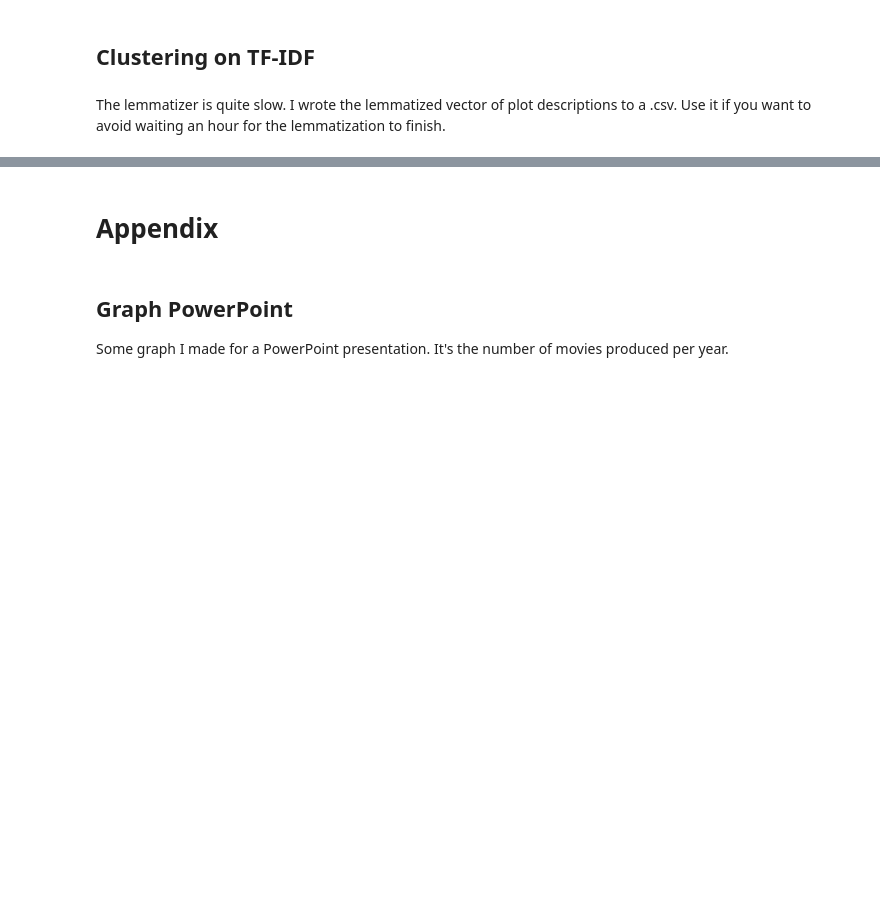
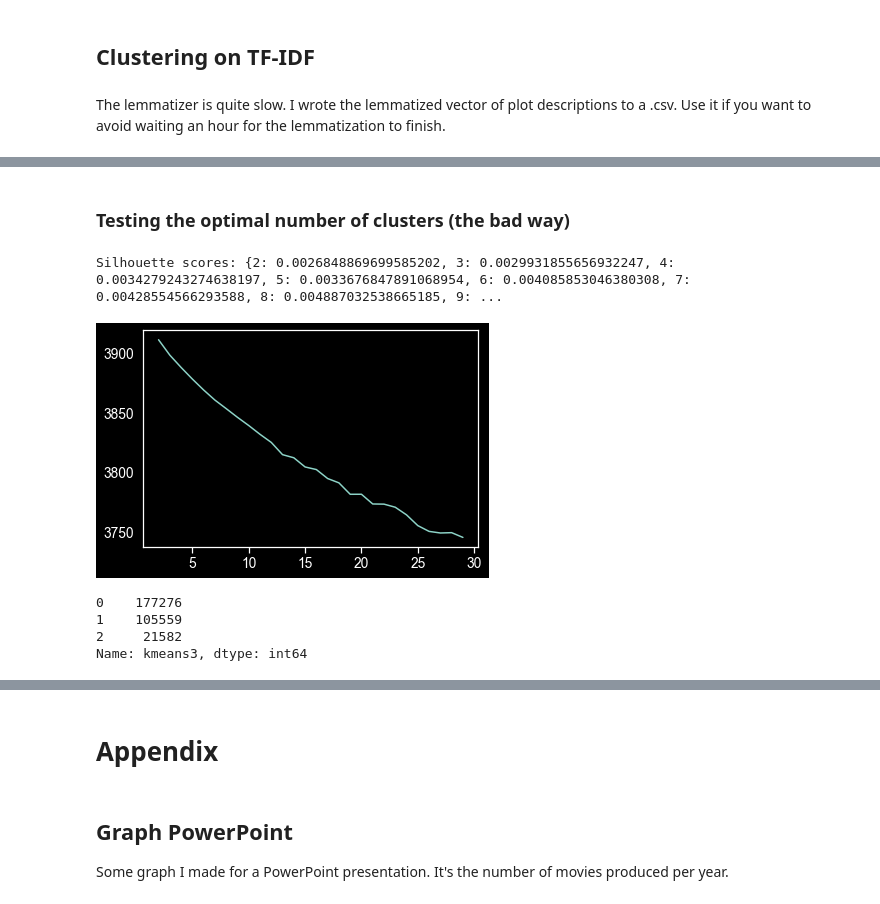
Before and after one commit to Dscronias/yet-another-imdb-project, a Jupyter notebook: Analysis.ipynb, the cells around one changed output, grey strips where cells are left out. Cells and saved outputs as stored; diff of their text form; code cells hidden in the pictures; blank space fills up the shorter version.

```diff
--- a/Analysis.ipynb
+++ b/Analysis.ipynb
@@ -963,0 +1029,25 @@ df_desc.loc[:,["tconst", "plot"]].rename(columns={"plot":"plot_lemmatized"}).to_
+# %% [markdown]
+### Testing the optimal number of clusters (the bad way)
+# %%
+# https://scikit-learn.org/stable/auto_examples/text/plot_document_clustering.html
+# https://stats.stackexchange.com/questions/199501/user-segmentation-by-clustering-with-sparse-data
+# Apparently, I should reduce the dimensionality of the dataset using truncated SVD. It apparently works well with sparse matrices.
+# https://scikit-learn.org/stable/modules/generated/sklearn.decomposition.TruncatedSVD.html
+
+TFIDF = TfidfVectorizer(max_features=2000)
+Vector = TFIDF.fit_transform(df_desc.sample(4000, random_state=451).loc[:,"plot"])
+
+inertias = {}
+silhouette = {}
+for k in range(2,30):
+    km = KMeans(n_clusters=k)
+    km.fit(Vector)
+    inertias[k]=km.inertia_
+    silhouette[k] = metrics.silhouette_score(Vector, km.labels_, metric='euclidean')
+# %%
+# This is abysmal
+plt.plot(list(inertias.keys()), list(inertias.values()))
+print("Silhouette scores:", silhouette)
+# %% [output]
+Silhouette scores: {2: 0.0026848869699585202, 3: 0.0029931855656932247, 4: 0.0034279243274638197, 5: 0.0033676847891068954, 6: 0.004085853046380308, 7: 0.00428554566293588, 8: 0.004887032538665185, 9: ...
+[figure, added]
@@ -963,0 +1058,7 @@ df_desc.loc[:,["tconst", "plot"]].rename(columns={"plot":"plot_lemmatized"}).to_
+# %%
+df_desc["kmeans3"]
+# %% [output]
+0    177276
+1    105559
+2     21582
+Name: kmeans3, dtype: int64
```
Also changed, not shown: parts of 6 cells of this notebook, 1 other file.
